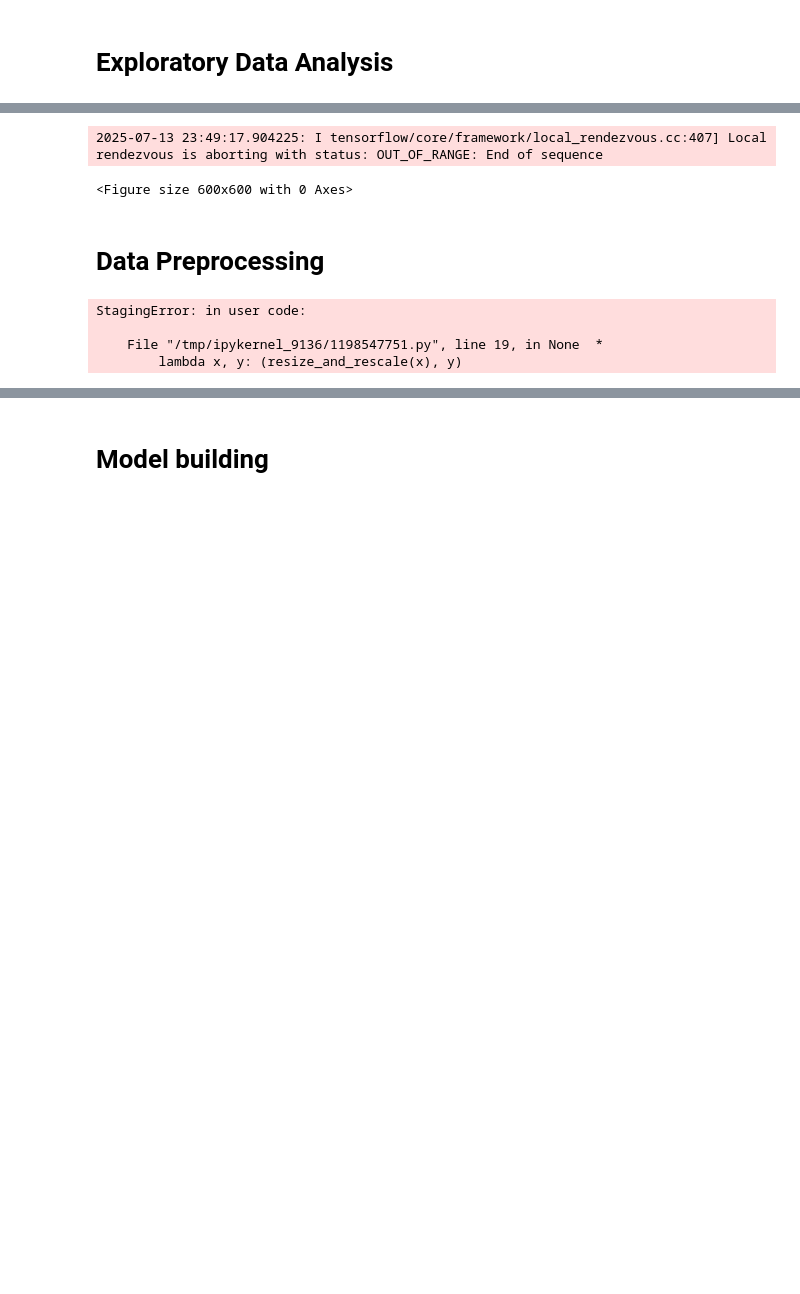
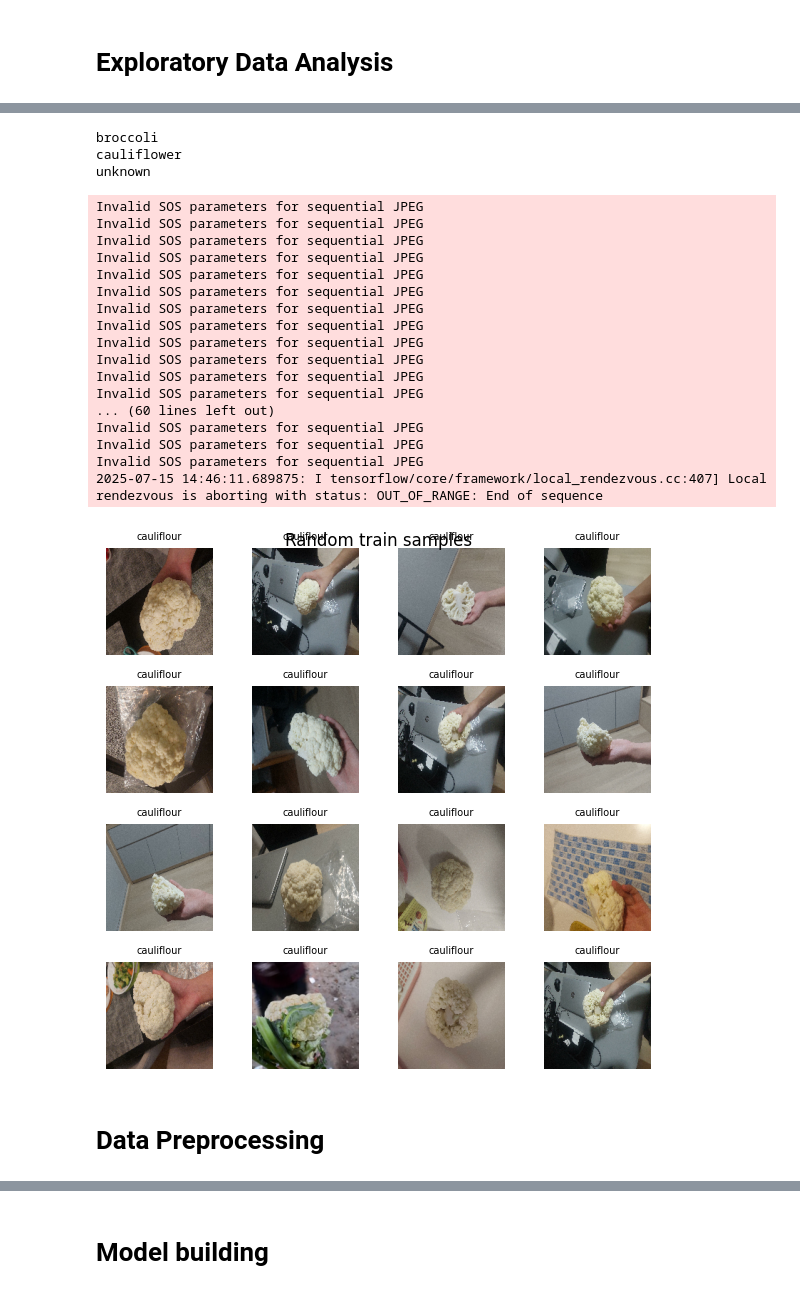
Before and after one commit to dion-choy/mlai, a Jupyter notebook: models/gen3/model.ipynb, the cells around one changed output, grey strips where cells are left out. Saved outputs shown, nothing was run; the diff lists cells and outputs as text; code cells hidden in the pictures; blank space fills up the shorter version.

```diff
--- a/models/gen3/model.ipynb
+++ b/models/gen3/model.ipynb
@@ -99,17 +121,42 @@ plt.show()
 # %%
 plt.figure(figsize=(6,6))
 for images, labels in train_ds_pre.take(1):
     for i in range(16):
         ax = plt.subplot(4,4,i+1)
-        plt.imshow(images[i].numpy().astype("uint8"))
-        plt.title(classes[np.argmax(labels[i])], fontsize=7)
+        plt.imshow((images[i].numpy()).astype("uint8"))
+        innertext="unknown"
+        if (labels[i][1]):
+            innertext="cauliflour"
+        elif (labels[i][0]):
+            innertext="broccoli"
+
+        plt.title(innertext, fontsize=7)
         plt.axis("off")
 plt.suptitle("Random train samples", y=0.92)
 plt.tight_layout()
 plt.show()
 # %% [output]
-2025-07-13 23:49:17.904225: I tensorflow/core/framework/local_rendezvous.cc:407] Local rendezvous is aborting with status: OUT_OF_RANGE: End of sequence
+broccoli
+cauliflower
+unknown
-<Figure size 600x600 with 0 Axes>
+Invalid SOS parameters for sequential JPEG
+Invalid SOS parameters for sequential JPEG
+Invalid SOS parameters for sequential JPEG
+Invalid SOS parameters for sequential JPEG
+Invalid SOS parameters for sequential JPEG
+Invalid SOS parameters for sequential JPEG
+Invalid SOS parameters for sequential JPEG
+Invalid SOS parameters for sequential JPEG
+Invalid SOS parameters for sequential JPEG
+Invalid SOS parameters for sequential JPEG
+Invalid SOS parameters for sequential JPEG
+Invalid SOS parameters for sequential JPEG
+... (60 lines left out)
+Invalid SOS parameters for sequential JPEG
+Invalid SOS parameters for sequential JPEG
+Invalid SOS parameters for sequential JPEG
+2025-07-15 14:46:11.689875: I tensorflow/core/framework/local_rendezvous.cc:407] Local rendezvous is aborting with status: OUT_OF_RANGE: End of sequence
+[figure, added]
 # %% [markdown]
 # Data Preprocessing
 # %%
@@ -148,11 +195,8 @@ def prepare(ds, shuffle=False, augment=False):
 train_ds = prepare(train_ds_pre, shuffle=True, augment=True)
 val_ds = prepare(val_ds_pre)
 test_ds = prepare(test_ds_pre)
+train_ds=train_ds.cache().shuffle(1000).prefetch(buffer_size=AUTOTUNE)
+val_ds=val_ds.cache().prefetch(buffer_size=AUTOTUNE)
-# %% [output]
-StagingError: in user code:
-
-    File "/tmp/ipykernel_9136/1198547751.py", line 19, in None  *
-        lambda x, y: (resize_and_rescale(x), y)
 # %%
 plt.figure(figsize=(3,3))
 for images, labels in train_ds.take(1):
```
Also changed, not shown: parts of 7 cells of this notebook, 13 other files.
